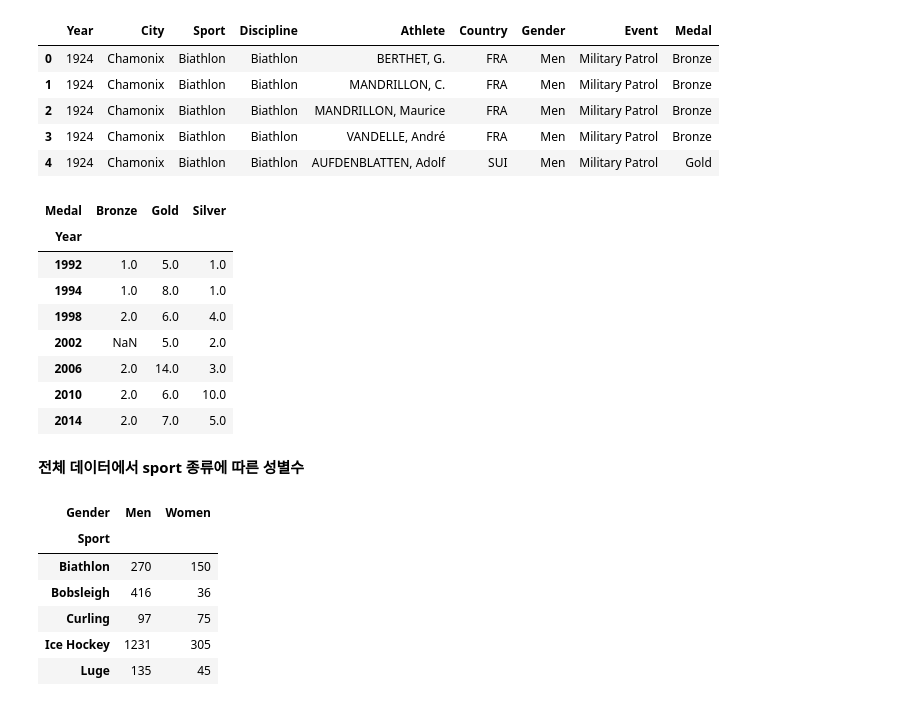
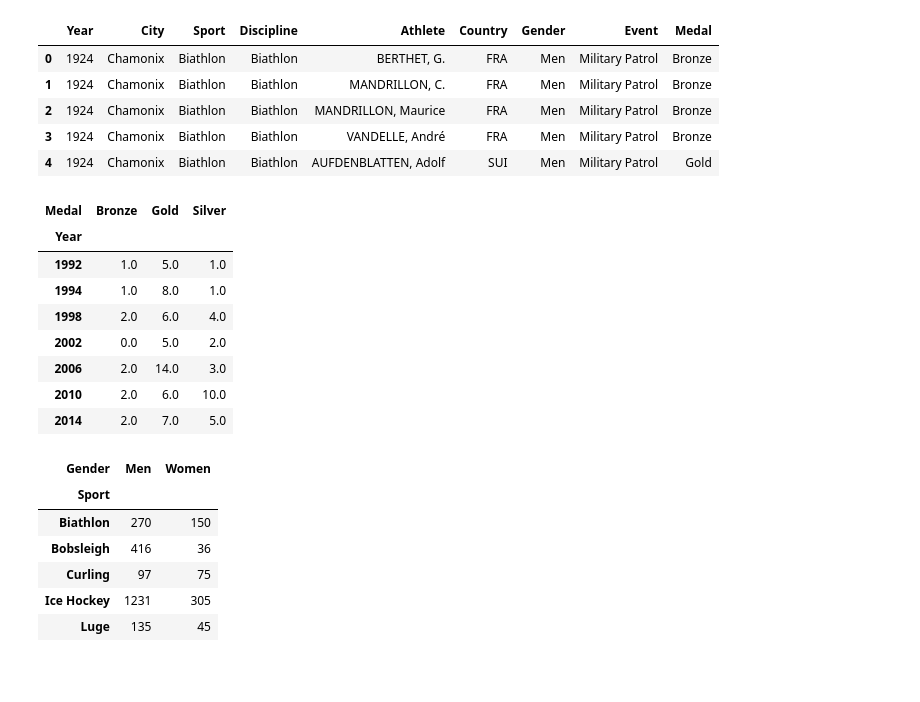
Before and after one commit to letsfuture/enginner-big-data-analysis, a Jupyter notebook: 01_exercise_data_preprocessing.ipynb, the cells around one changed output. Drawn from its saved outputs; the diff is of its cells as text; code cells hidden in the pictures; blank space fills up the shorter version.

```diff
--- a/00_data_preprocessing.ipynb
+++ b/01_exercise_data_preprocessing.ipynb
@@ -1340,18 +1159,16 @@ df.head()
 | 3 | 1924 | Chamonix | Biathlon | Biathlon | VANDELLE, André | FRA | Men | Military Patrol | Bronze |
 | 4 | 1924 | Chamonix | Biathlon | Biathlon | AUFDENBLATTEN, Adolf | SUI | Men | Military Patrol | Gold |
 # %%
-Ans = df[df['Country']=='KOR']
-Ans.pivot_table(index='Year', columns='Medal', aggfunc='size')
+# 한국 올림픽 메달리스트 데이터에서 년도에 따른 medal 갯수를 데이터프레임화
+df[df['Country']=='KOR'].pivot_table(index='Year', columns='Medal', aggfunc='size').fillna(0)
 # %% [output]
 | Medal | Bronze | Gold | Silver |
 | Year |  |  |  |
 | 1992 | 1.0 | 5.0 | 1.0 |
 | 1994 | 1.0 | 8.0 | 1.0 |
 | 1998 | 2.0 | 6.0 | 4.0 |
-| 2002 | NaN | 5.0 | 2.0 |
+| 2002 | 0.0 | 5.0 | 2.0 |
 | 2006 | 2.0 | 14.0 | 3.0 |
 | 2010 | 2.0 | 6.0 | 10.0 |
 | 2014 | 2.0 | 7.0 | 5.0 |
-# %% [markdown]
-**전체 데이터에서 sport 종류에 따른 성별수**
 # %%
```
Also changed, not shown: parts of 245 cells of this notebook, 2 other files.
